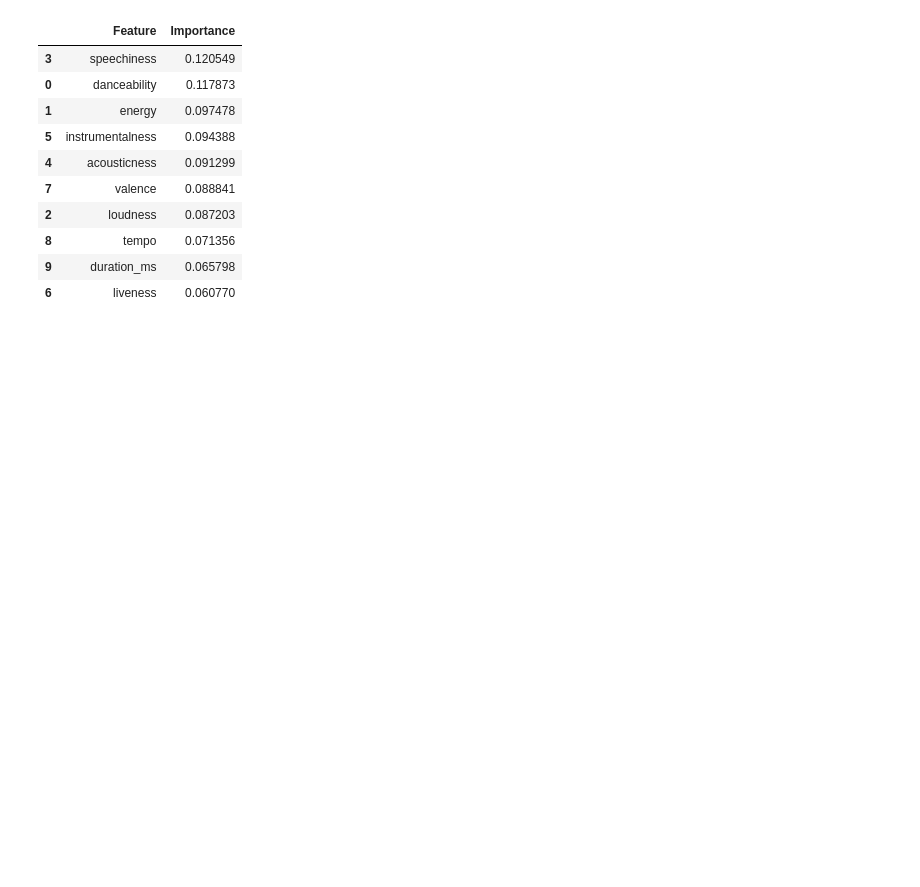
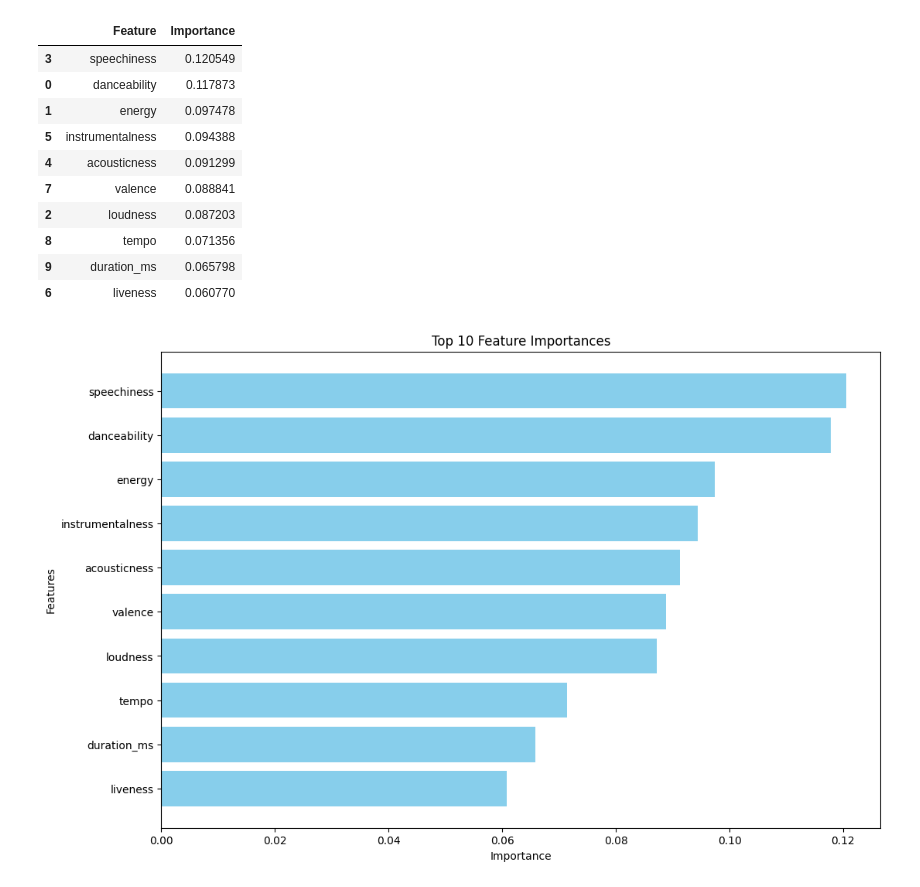
Before and after one commit to jbrismor/DSAN5300, a Jupyter notebook: docs/genre_prediction.ipynb, the cells around one changed output. Saved outputs shown, nothing was run; the diff lists cells and outputs as text; code cells hidden in the pictures; blank space fills up the shorter version.

```diff
--- a/docs/genre_prediction.ipynb
+++ b/docs/genre_prediction.ipynb
@@ -382,3 +382,19 @@ features_df.head(10)
 | 8 | tempo | 0.071356 |
 | 9 | duration_ms | 0.065798 |
 | 6 | liveness | 0.060770 |
+# %%
+import matplotlib.pyplot as plt
+
+# Sorted by importance
+top_features_df = features_df.head(10)
+
+# Create a bar chart
+plt.figure(figsize=(12, 8))
+plt.barh(top_features_df['Feature'], top_features_df['Importance'], color='skyblue')
+plt.xlabel('Importance')
+plt.ylabel('Features')
+plt.title('Top 10 Feature Importances')
+plt.gca().invert_yaxis()  # Invert y-axis to have the highest importance at the top
+plt.show()
+# %% [output]
+[figure, added]
```
Also changed, not shown: parts of 2 cells of this notebook.
